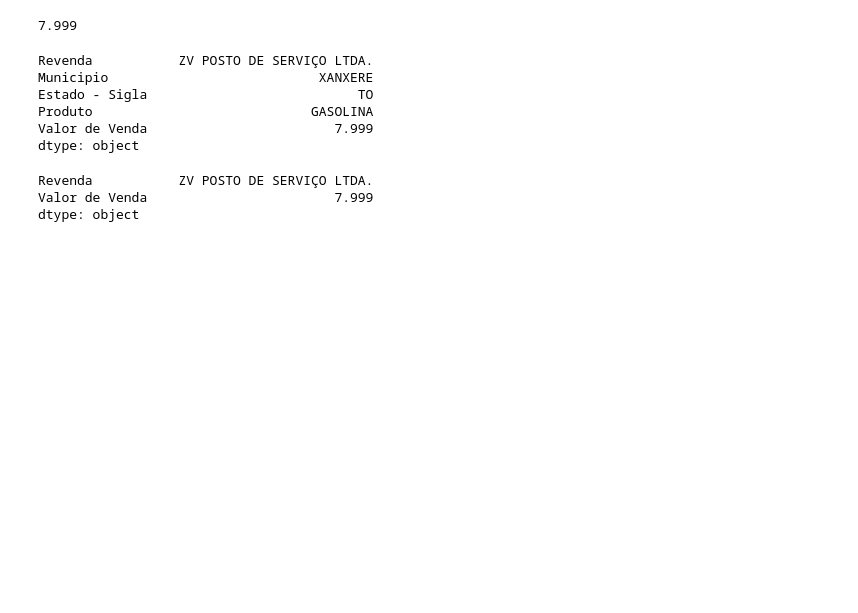
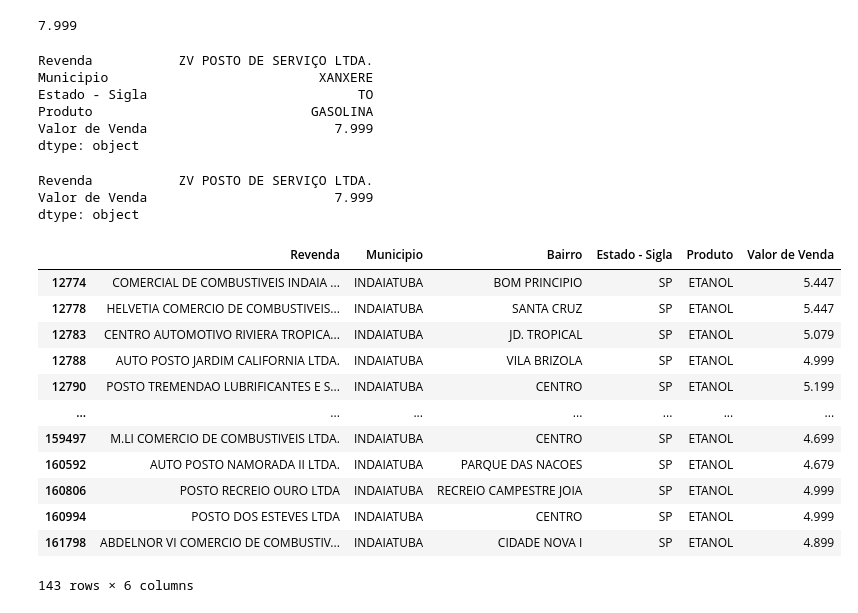
Before and after one commit to kathyllin/Python-Pandas, a Jupyter notebook: Primeiro_Exemplo_em_Pandas.ipynb, the cells around one changed output. Cells and saved outputs as stored; diff of their text form; code cells hidden in the pictures; blank space fills up the shorter version.

```diff
--- a/Primeiro_Exemplo_em_Pandas.ipynb
+++ b/Primeiro_Exemplo_em_Pandas.ipynb
@@ -282,3 +283,24 @@ display(gas_df[['Revenda', 'Valor de Venda']].max())
 Revenda           ZV POSTO DE SERVIÇO LTDA.
 Valor de Venda                        7.999
 dtype: object
+# %%
+# DataFrame.loc[] com múltiplas condiçoes para filtragem
+# Quais são os preços, postos que vendem ETANOL na cidade de INDAIATUBA?
+
+etanol_indaiatuba_df = ca_df.loc[(ca_df['Produto'] == 'ETANOL') & (ca_df['Municipio'] == 'INDAIATUBA')]
+# %%
+display(etanol_indaiatuba_df)
+# %% [output]
+|  | Revenda | Municipio | Bairro | Estado - Sigla | Produto | Valor de Venda |
+| 12774 | COMERCIAL DE COMBUSTIVEIS INDAIA ... | INDAIATUBA | BOM PRINCIPIO | SP | ETANOL | 5.447 |
+| 12778 | HELVETIA COMERCIO DE COMBUSTIVEIS... | INDAIATUBA | SANTA CRUZ | SP | ETANOL | 5.447 |
+| 12783 | CENTRO AUTOMOTIVO RIVIERA TROPICA... | INDAIATUBA | JD. TROPICAL | SP | ETANOL | 5.079 |
+| 12788 | AUTO POSTO JARDIM CALIFORNIA LTDA. | INDAIATUBA | VILA BRIZOLA | SP | ETANOL | 4.999 |
+| 12790 | POSTO TREMENDAO LUBRIFICANTES E S... | INDAIATUBA | CENTRO | SP | ETANOL | 5.199 |
+| ... | ... | ... | ... | ... | ... | ... |
+| 159497 | M.LI COMERCIO DE COMBUSTIVEIS LTDA. | INDAIATUBA | CENTRO | SP | ETANOL | 4.699 |
+| 160592 | AUTO POSTO NAMORADA II LTDA. | INDAIATUBA | PARQUE DAS NACOES | SP | ETANOL | 4.679 |
+| 160806 | POSTO RECREIO OURO LTDA | INDAIATUBA | RECREIO CAMPESTRE JOIA | SP | ETANOL | 4.999 |
+| 160994 | POSTO DOS ESTEVES LTDA | INDAIATUBA | CENTRO | SP | ETANOL | 4.999 |
+| 161798 | ABDELNOR VI COMERCIO DE COMBUSTIV... | INDAIATUBA | CIDADE NOVA I | SP | ETANOL | 4.899 |
+143 rows × 6 columns
```
Also changed, not shown: parts of 16 cells of this notebook.
